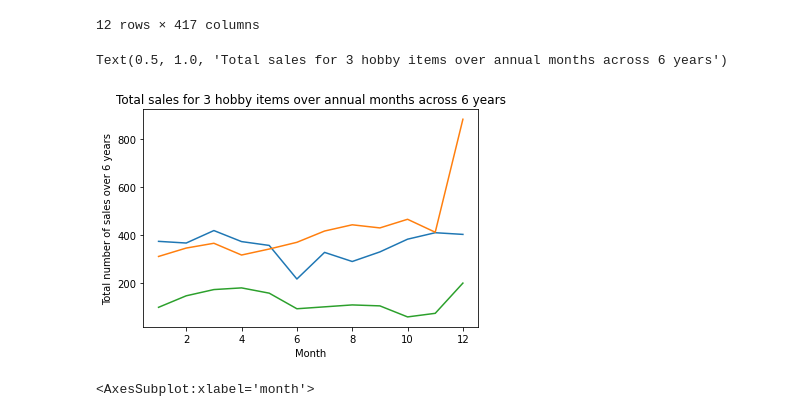
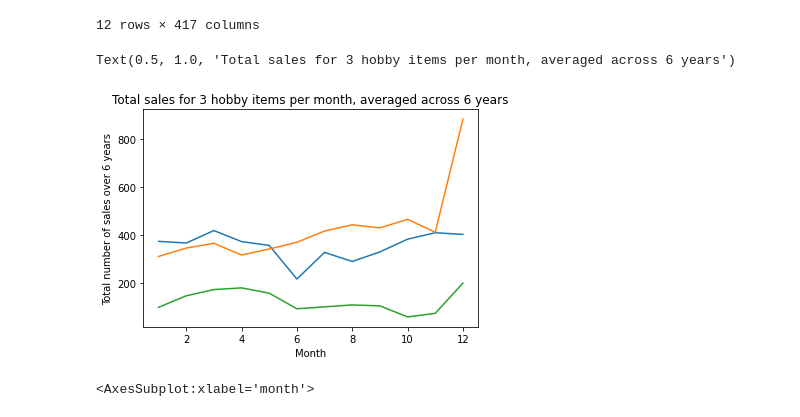
Before and after one commit to sithankanna/hts-forecast, a Jupyter notebook: notebooks/001-EK-EDA.ipynb, the cells around one changed output. Drawn from its saved outputs; the diff is of its cells as text; code cells hidden in the pictures.

```diff
--- a/notebooks/001-EK-EDA.ipynb
+++ b/notebooks/001-EK-EDA.ipynb
@@ -416,12 +384,12 @@ df_month_total
 # %%
 plt.plot(df_month_total.month, df_month_total[0])
 plt.plot(df_month_total.month, df_month_total[1])
 plt.plot(df_month_total.month, df_month_total[2])
 plt.xlabel('Month')
 plt.ylabel('Total number of sales over 6 years')
-plt.title('Total sales for 3 hobby items over annual months across 6 years')
+plt.title('Total sales for 3 hobby items per month, averaged across 6 years')
 # %% [output]
-Text(0.5, 1.0, 'Total sales for 3 hobby items over annual months across 6 years')
+Text(0.5, 1.0, 'Total sales for 3 hobby items per month, averaged across 6 years')
-[figure, old version]
+[figure, new version]
 # %%
 %matplotlib inline
```
Also changed, not shown: parts of 10 cells of this notebook.
